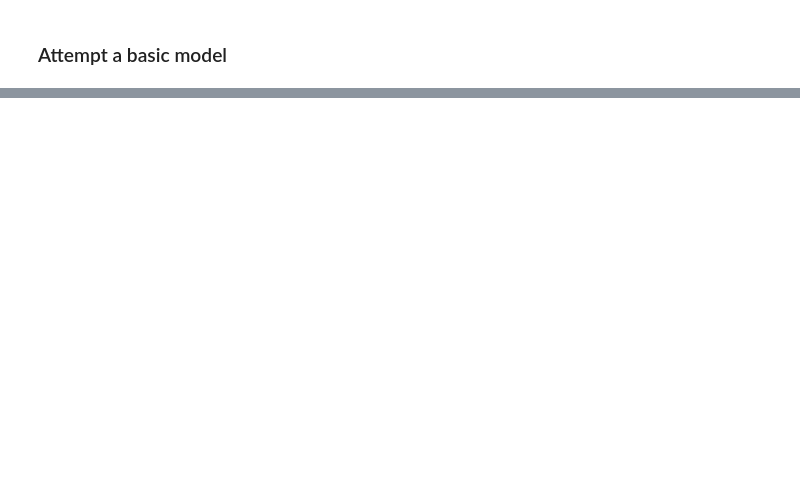
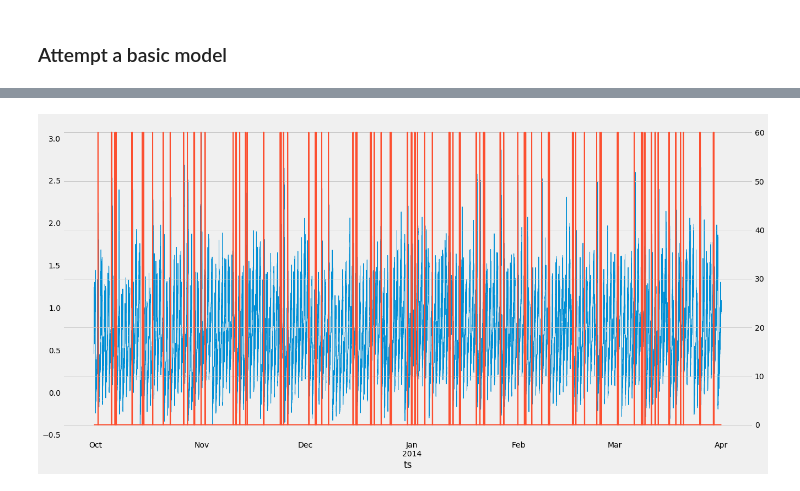
Before and after one commit to enmyj/gafp, a Jupyter notebook: elec_start_predictions.ipynb, the cells around one changed output, grey strips where cells are left out. Saved outputs shown, nothing was run; the diff lists cells and outputs as text; code cells hidden in the pictures; blank space fills up the shorter version.

```diff
--- a/elec_start_predictions.ipynb
+++ b/elec_start_predictions.ipynb
@@ -91,10 +121,12 @@ for lbl in of_apps:
 # %% [markdown]
 ### Attempt a basic model
 # %%
-# feature_cols = ['dow','hour','winter','spring','summer','pos_mht_pct','neg_mht_pct','pos_mht_diff','neg_mht_diff']
-feature_cols = ['dow','hour','winter','spring','summer','pos_mht_diff','neg_mht_diff']
+feature_cols = ['dow','hour','winter','spring','summer','pos_mht_pct','neg_mht_pct','pos_mht_diff','neg_mht_diff','main_house_total']
+# feature_cols = ['dow','hour','winter','spring','summer','pos_mht_diff','neg_mht_diff','main_house_total']
 X = df[feature_cols]
 y = df['washer_countdown']
 
-### Figure out how to train/test/split
-# probably this: http://scikit-learn.org/stable/modules/generated/sklearn.model_selection.TimeSeriesSplit.html
+tscv = TimeSeriesSplit(n_splits=3)
+for train_index, test_index in tscv.split(X):
+    X_train, X_test = X.iloc[train_index], X.iloc[test_index]
+    y_train, y_test = y.iloc[train_index], y.iloc[test_index]
@@ -107,0 +141,6 @@ print(linreg.coef_)
+# %%
+linreg = LinearRegression()
+linreg.fit(X_train, y_train)
+y_pred = linreg.predict(X_test)
+print('RMSE:', np.sqrt(metrics.mean_squared_error(y_test,y_pred)))
+list(zip(feature_cols, linreg.coef_))
@@ -107,0 +159,11 @@ print(linreg.coef_)
+# %%
+a = pd.DataFrame(columns=['yt','yp'])
+a['yt'] = y_test
+a['yp'] = y_pred
+# plt.plot(y_test)
+# plt.plot(y_pred)
+# %%
+a['yp'].plot(linewidth=1,figsize=(20,10));
+a['yt'].plot(secondary_y=True,linewidth=2,figsize=(20,10));
+# %% [output]
+[figure, added]
```
Also changed, not shown: parts of 12 cells of this notebook.
